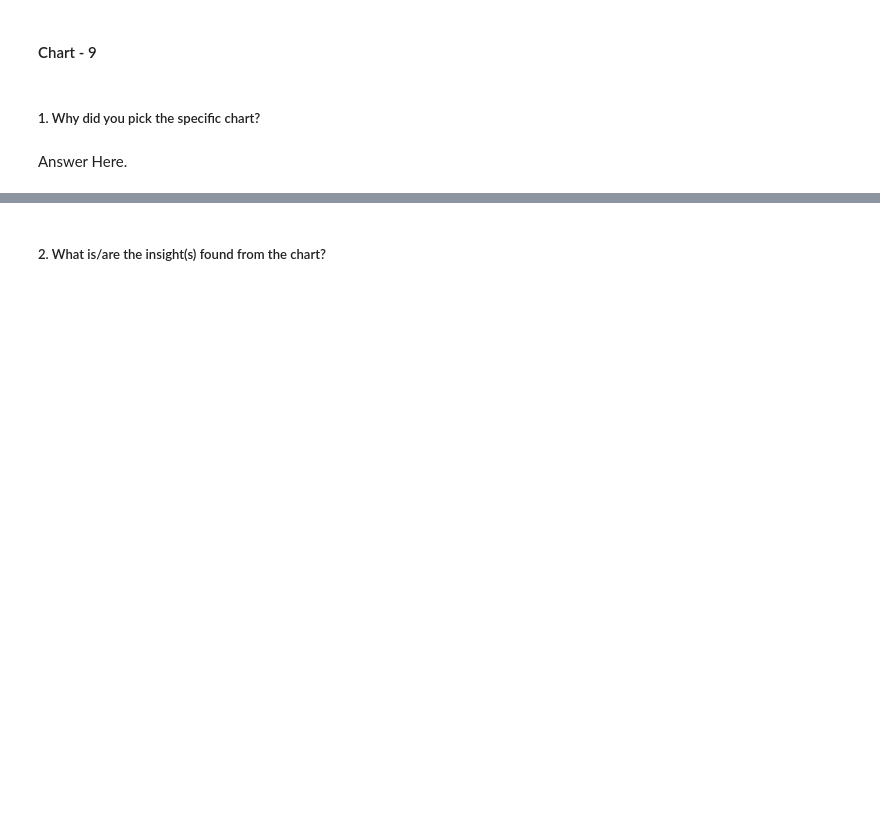
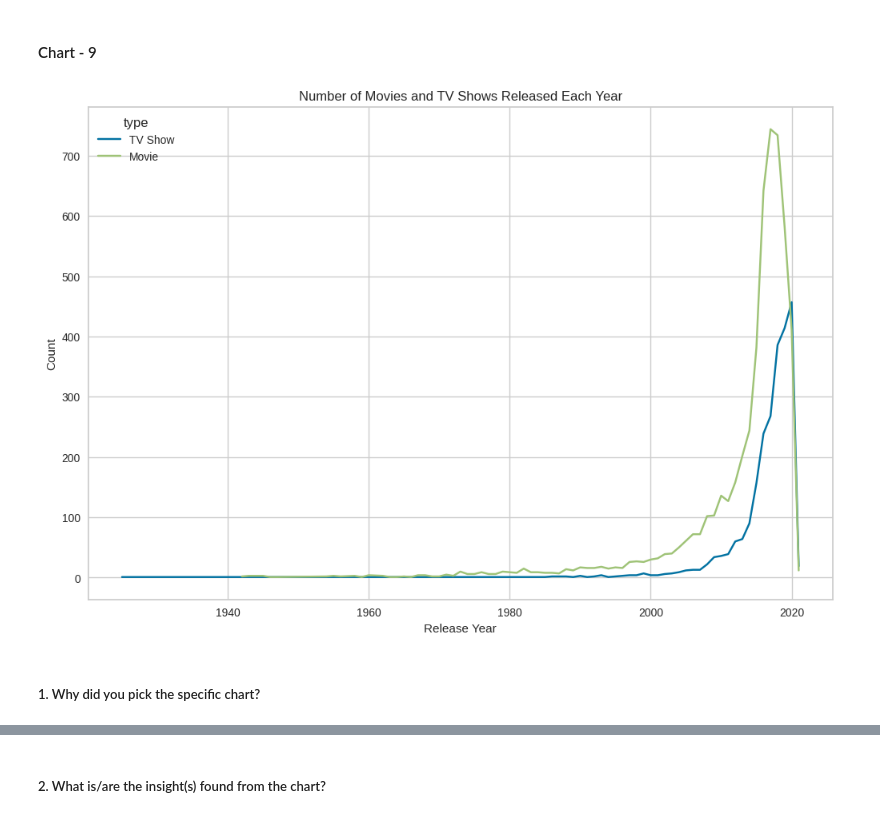
Before and after one commit to Navjotkhatri/NETFLIX-MOVIES-AND-TV-SHOWS-CLUSTERING, a Jupyter notebook: NETFLIX_MOVIES_AND_TV_SHOWS_CLUSTERING.ipynb, the cells around one changed output, grey strips where cells are left out. Drawn from its saved outputs; the diff is of its cells as text; code cells hidden in the pictures; blank space fills up the shorter version.

```diff
--- a/NETFLIX_MOVIES_AND_TV_SHOWS_CLUSTERING.ipynb
+++ b/NETFLIX_MOVIES_AND_TV_SHOWS_CLUSTERING.ipynb
@@ -654,4 +699,13 @@ Answer Here
+# %%
+# Chart - 9 visualization code
+df_release_year = df.groupby(['release_year', 'type'])['show_id'].count().reset_index()
+plt.figure(figsize=(12, 8))
+sns.lineplot(data=df_release_year, x='release_year', y='show_id', hue='type')
+plt.title('Number of Movies and TV Shows Released Each Year')
+plt.xlabel('Release Year')
+plt.ylabel('Count')
+plt.show()
+# %% [output]
+[figure, added]
 # %% [markdown]
 ##### 1. Why did you pick the specific chart?
-# %% [markdown]
-Answer Here.
```
Also changed, not shown: parts of 26 cells of this notebook.
